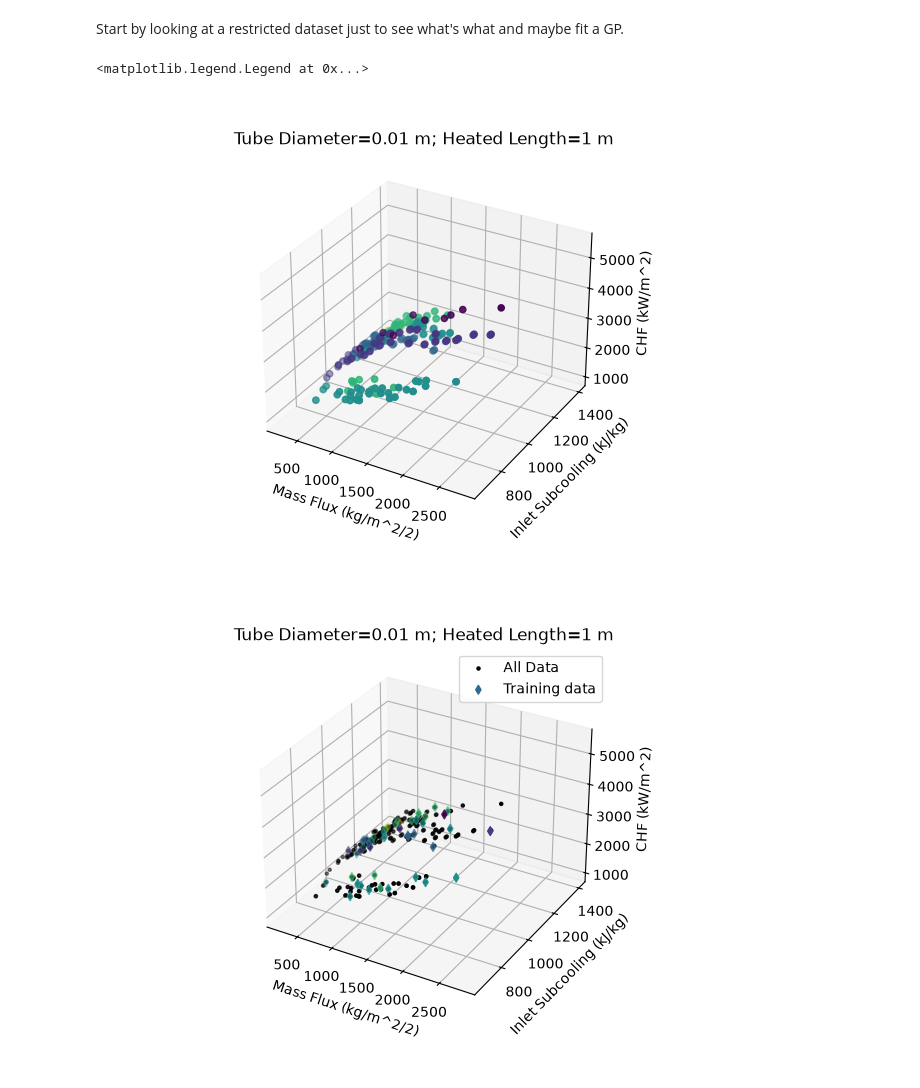
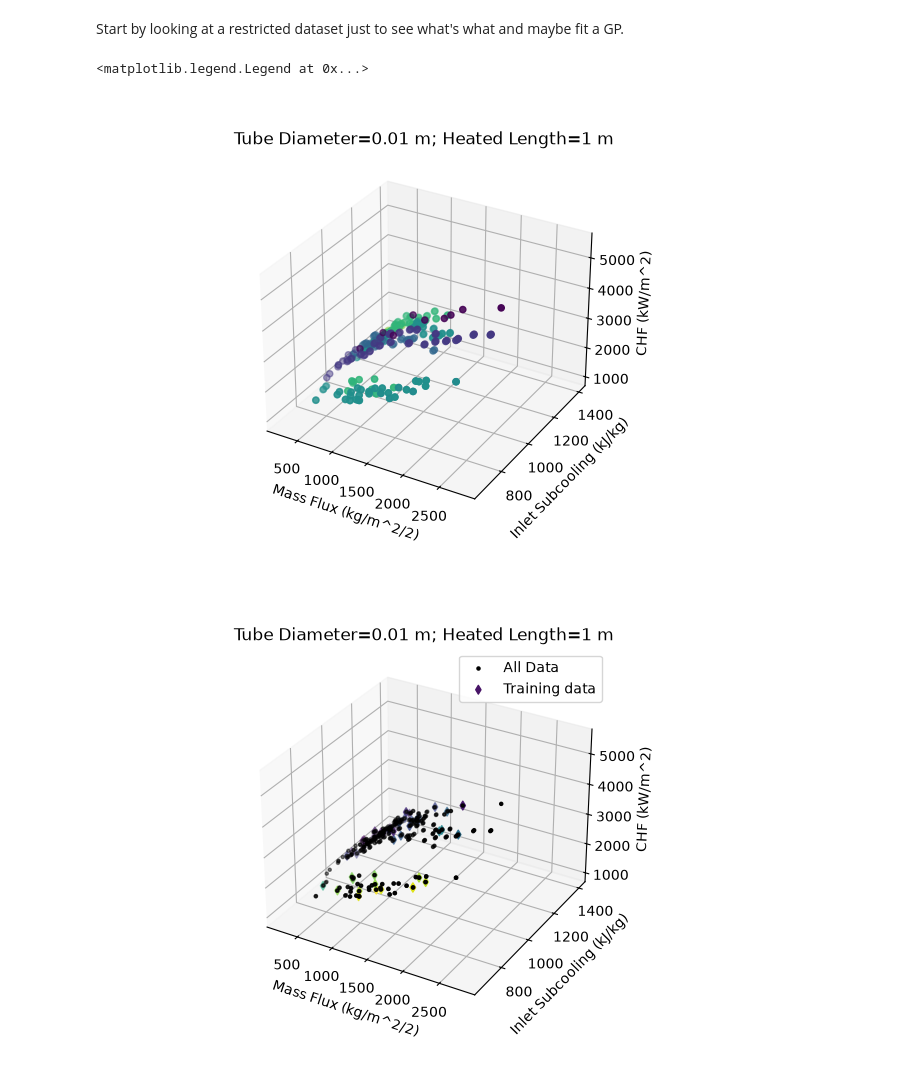
Before and after one commit to conkats/ai4nth-summer-school, a Jupyter notebook: course_materials/day3_surrogates_gp/solutions/gp_solutions.ipynb, the cells around one changed output. Saved outputs shown, nothing was run; the diff lists cells and outputs as text; code cells hidden in the pictures.

```diff
--- a/course_materials/day3_surrogates_gp/solutions/gp_solutions.ipynb
+++ b/course_materials/day3_surrogates_gp/solutions/gp_solutions.ipynb
@@ -819,34 +857,39 @@ ax.set_title("Tube Diameter=0.01 m; Heated Length=1 m")
 
 
 N_total = fd.shape[0]
-N = 200
+N = 100
 tr_idx = np.random.choice(fd.shape[0], (50,))
 
 x = fd[
-    ["Mass Flux (kg/m^2/s)", "Inlet Subcooling (kJ/kg)", "Pressure (kPa)"]
+    [
+        "Mass Flux (kg/m^2/s)",
+        "Inlet Subcooling (kJ/kg)",
+        "Inlet Temperature (degreeC )",
+        "Pressure (kPa)",
+    ]
 ].to_numpy()
 y = fd["CHF (kW/m^2)"].to_numpy()
 xtr = x[tr_idx]
 ytr = y[tr_idx]
 
 
 fig = plt.figure()
 ax = fig.add_subplot(projection="3d")
 ax.scatter(x[:, 0], x[:, 1], y, c="k", marker=".", label="All Data")
 ax.scatter(
     x[tr_idx, 0],
     x[tr_idx, 1],
     y[tr_idx],
     c=x[tr_idx, 2],
     marker="d",
     label="Training data",
 )
 ax.set_xlabel("Mass Flux (kg/m^2/2)")
 ax.set_ylabel("Inlet Subcooling (kJ/kg)")
 ax.set_zlabel("CHF (kW/m^2)")
 ax.set_title("Tube Diameter=0.01 m; Heated Length=1 m")
 plt.legend()
 # %% [output]
 <matplotlib.legend.Legend at 0x...>
 [figure]
-[figure, old version]
+[figure, new version]
```
Also changed, not shown: parts of 6 cells of this notebook.
